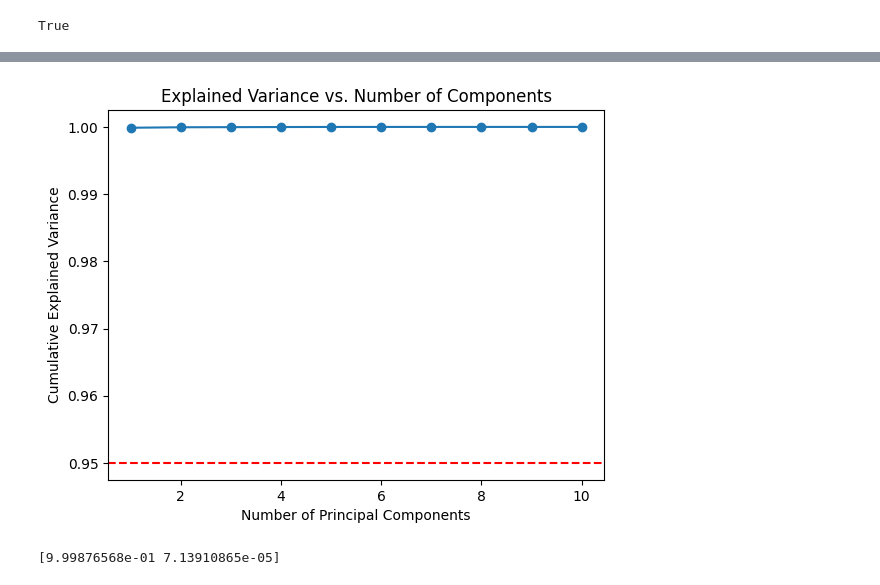
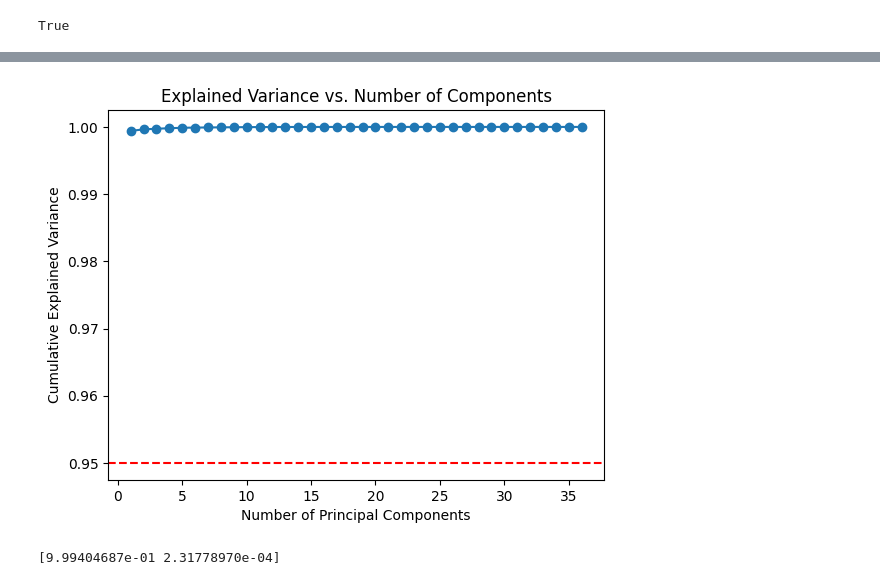
Before and after one commit to jmr-enola/AIM-AI-ML-Capstone-Project, a Jupyter notebook: files/main.ipynb, the cells around one changed output, grey strips where cells are left out. Cells and saved outputs as stored; diff of their text form; code cells hidden in the pictures.

```diff
--- a/files/main.ipynb
+++ b/files/main.ipynb
@@ -57,8 +57,8 @@ data.head()
 | 4 | 2 | 39 | 1 | 8014 | 0 | ... |
 5 rows × 37 columns
 # %%
-#map target column such that 0 = Dropout, 1 = Enrolled, 2 = Graduate
-data['target'] = data['target'].map({'Dropout': 0, 'Enrolled': 1, 'Graduate': 2})
+#map target column such that 0 = Dropout, 1 = Graduate, 2 = Enrolled
+data['target'] = data['target'].map({'Dropout': 0, 'Graduate': 1, 'Enrolled': 2})
 # %%
 data['target'].head()
 # %% [output]
@@ -524,8 +524,8 @@ plt.show()
 Since, for training the model we will remove student that are currently enrolled.
 # %%
 #Separate the enrolled students from dropouts and graduates
-enrolled_data = data[data['target'] == 1]
-dropout_graduate_data = data[data['target'] != 1]
+enrolled_data = data[data['target'] == 2]
+dropout_graduate_data = data[data['target'] != 2]
 
 import seaborn as sns
 import matplotlib.pyplot as plt
@@ -659,27 +659,25 @@ dropout_graduate_data.head()
 # %%
 from sklearn.decomposition import PCA
 import numpy as np
 import matplotlib.pyplot as plt
-
-X = dropout_graduate_data.drop(columns=["target"])
 
 # Fit PCA
 pca = PCA()
 pca.fit(X)
 
 # Plot cumulative explained variance
 cumulative_variance = np.cumsum(pca.explained_variance_ratio_)
 plt.plot(range(1, len(cumulative_variance) + 1), cumulative_variance, marker='o')
 plt.axhline(y=0.95, color='r', linestyle='--')  # 95% threshold
 plt.xlabel('Number of Principal Components')
 plt.ylabel('Cumulative Explained Variance')
 plt.title('Explained Variance vs. Number of Components')
 plt.show()
 # %% [output]
-[figure, old version]
+[figure, new version]
 # %%
 pca = PCA(n_components=2)
 X_pca = pca.fit_transform(X)
 print(pca.explained_variance_ratio_)
 # %% [output]
-[9.99876568e-01 7.13910865e-05]
+[9.99404687e-01 2.31778970e-04]
```
Also changed, not shown: parts of 17 cells of this notebook, 1 other file.
